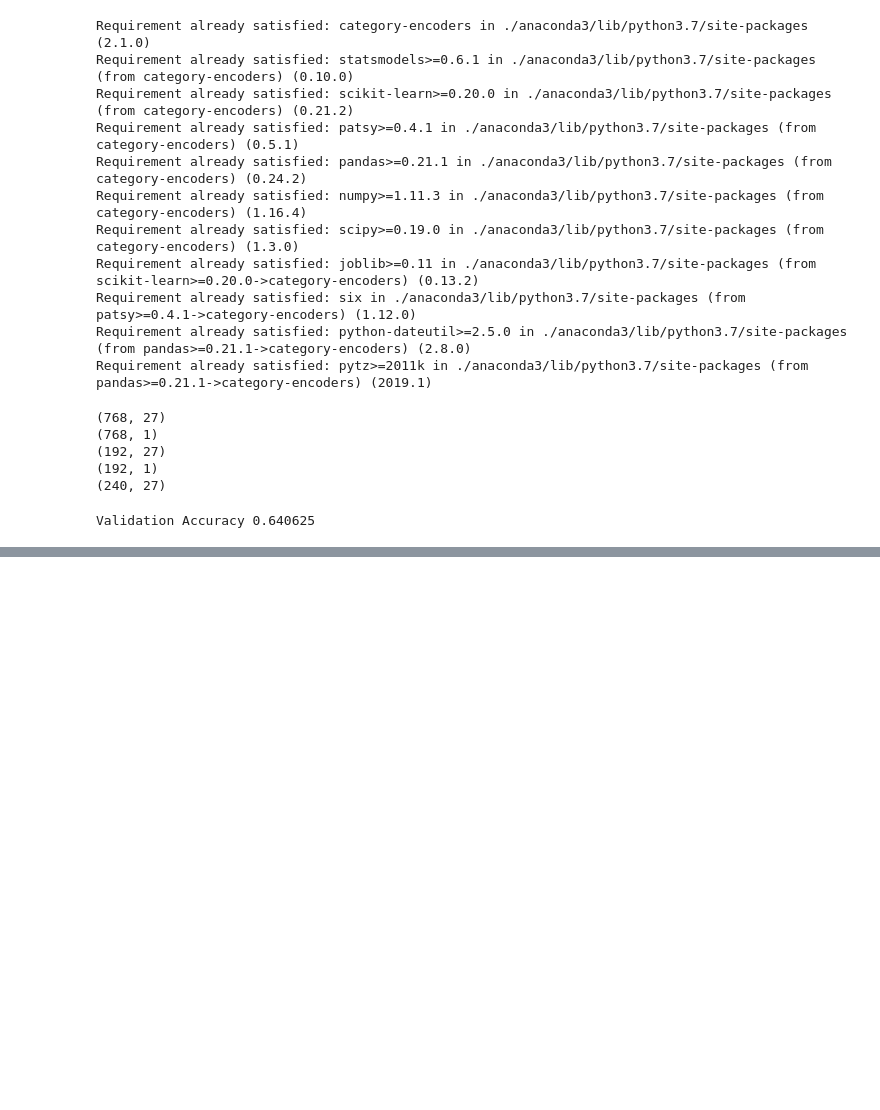
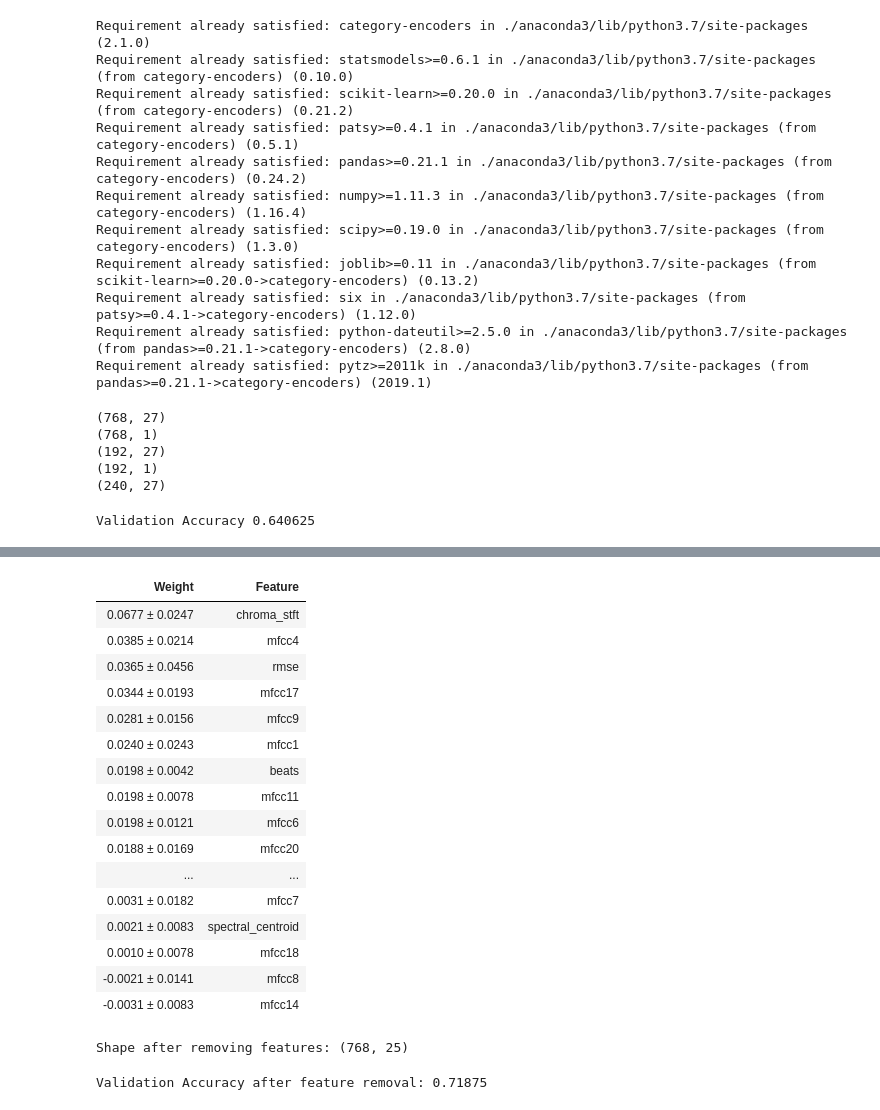
Before and after one commit to JamesBarciz/Unit2_notebook, a Jupyter notebook: Music Feature Prediction Unit 2 Build.ipynb, the cells around one changed output, grey strips where cells are left out. Drawn from its saved outputs; the diff is of its cells as text; code cells hidden in the pictures; blank space fills up the shorter version.

```diff
--- a/Music Feature Prediction Unit 2 Build.ipynb
+++ b/Music Feature Prediction Unit 2 Build.ipynb
@@ -121,0 +389,10 @@ Validation Accuracy 0.640625
+# %%
+pipeline_SS = make_pipeline(
+    StandardScaler()
+)
+
+X_train_transformed = pipeline_SS.fit_transform(X_train)
+X_val_transformed = pipeline_SS.transform(X_val)
+
+model = RandomForestClassifier(n_estimators=100, random_state=42)
+model.fit(X_train_transformed, y_train)
@@ -121,0 +429,11 @@ Validation Accuracy 0.640625
+# %%
+import eli5
+from eli5.sklearn import PermutationImportance
+
+permuter = PermutationImportance(
+    model,
+    scoring='accuracy',
+    n_iter=5,
+    random_state=42
+)
+permuter.fit(X_val_transformed, y_val)
@@ -121,0 +461,44 @@ Validation Accuracy 0.640625
+# %%
+eli5.show_weights(
+    permuter,
+    top=None,
+    feature_names=X_val.columns.tolist()
+)
+# %% [output]
+| Weight | Feature |
+| 0.0677 ± 0.0247 | chroma_stft |
+| 0.0385 ± 0.0214 | mfcc4 |
+| 0.0365 ± 0.0456 | rmse |
+| 0.0344 ± 0.0193 | mfcc17 |
+| 0.0281 ± 0.0156 | mfcc9 |
+| 0.0240 ± 0.0243 | mfcc1 |
+| 0.0198 ± 0.0042 | beats |
+| 0.0198 ± 0.0078 | mfcc11 |
+| 0.0198 ± 0.0121 | mfcc6 |
+| 0.0188 ± 0.0169 | mfcc20 |
+| ... | ... |
+| 0.0031 ± 0.0182 | mfcc7 |
+| 0.0021 ± 0.0083 | spectral_centroid |
+| 0.0010 ± 0.0078 | mfcc18 |
+| -0.0021 ± 0.0141 | mfcc8 |
+| -0.0031 ± 0.0083 | mfcc14 |
+# %%
+# Removing features of minimal importance
+minimum_importance = 0
+mask = permuter.feature_importances_ > minimum_importance
+features = X_train.columns[mask]
+X_train_minim = X_train[features]
+print(f'Shape after removing features:', X_train_minim.shape)
+# %% [output]
+Shape after removing features: (768, 25)
+# %%
+X_val_minim = X_val[features]
+
+pipeline = make_pipeline(
+    StandardScaler(),
+    RandomForestClassifier(n_estimators=100, random_state=42)
+)
+pipeline.fit(X_train_minim, np.ravel(y_train))
+print('Validation Accuracy after feature removal:', pipeline.score(X_val_minim, np.ravel(y_val)))
+# %% [output]
+Validation Accuracy after feature removal: 0.71875
```
Also changed, not shown: parts of 28 cells of this notebook.
